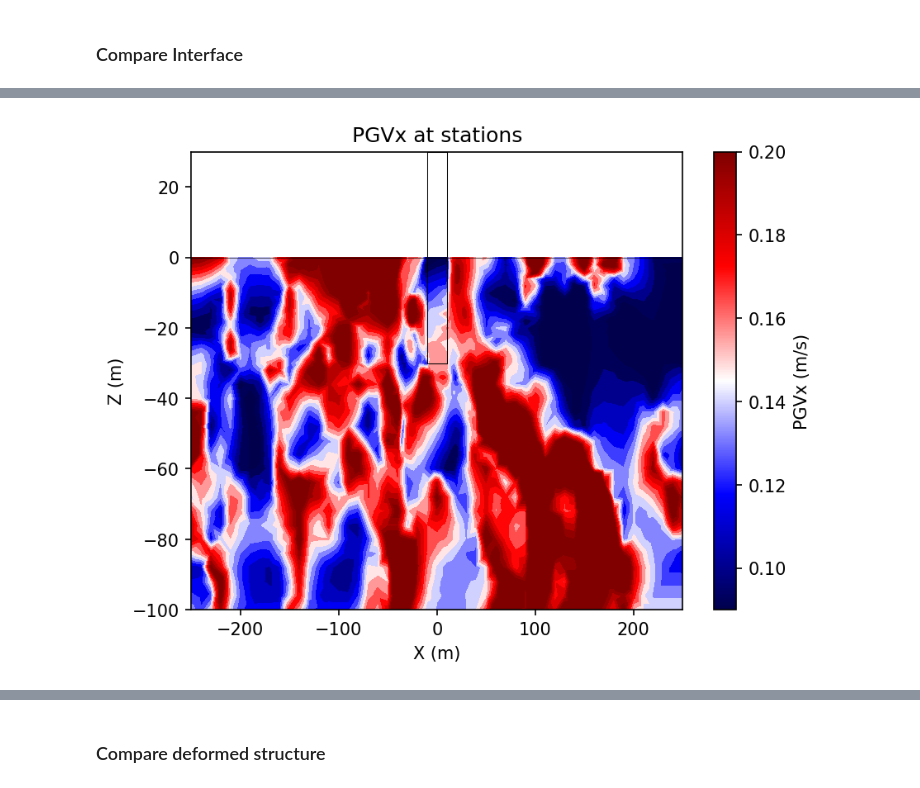
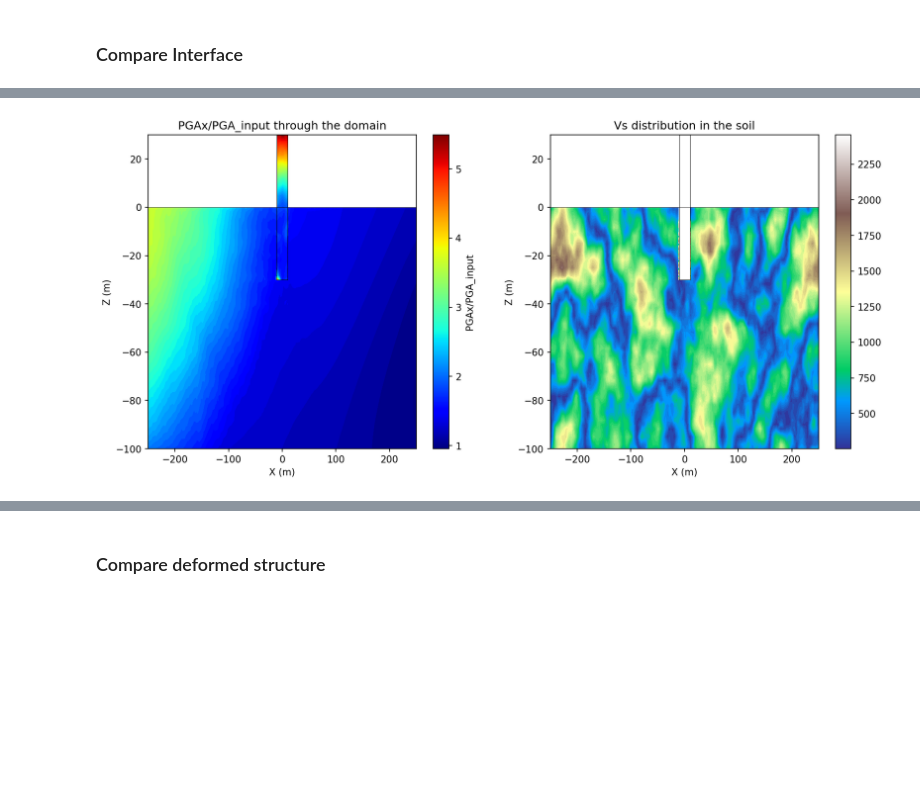
Before and after one commit to tguyonneau/sem2dpack, a Jupyter notebook: JUPYTER/Stage_Theo/SEM_Run_Comparison/Notebook_Comparaison_Run.ipynb, the cells around one changed output, grey strips where cells are left out. Cells and saved outputs as stored; diff of their text form; code cells hidden in the pictures; blank space fills up the shorter version.

```diff
--- a/JUPYTER/Stage_Theo/SEM_Run_Comparison/Notebook_Comparaison_Run.ipynb
+++ b/JUPYTER/Stage_Theo/SEM_Run_Comparison/Notebook_Comparaison_Run.ipynb
@@ -37,14 +38,16 @@ from Stage_module import *
 #--------------------------------------------------
 
 # SEM2DPACK Parameters
-direct1 = "C:/Users/t.guyonneau/OneDrive - EGIS Group/Documents/OUTPUT/Test_f_20"
-direct2 = "C:/Users/t.guyonneau/OneDrive - EGIS Group/Documents/OUTPUT/Essai_Gravity"
-direct3 = "C:/Users/t.guyonneau/OneDrive - EGIS Group/Documents/OUTPUT/Essai_Gravity_Low"
+direct1 = "C:/Users/t.guyonneau/OneDrive - EGIS Group/Documents/OUTPUT/Batch_L_40_f_05_I_30/Run_00"
+direct2 = "C:/Users/t.guyonneau/OneDrive - EGIS Group/Documents/OUTPUT/Batch_L_40_f_05_I_30/Run_01"
+direct3 = "C:/Users/t.guyonneau/OneDrive - EGIS Group/Documents/OUTPUT/Batch_L_40_f_05_I_30/Run_02"
+direct4 = "C:/Users/t.guyonneau/OneDrive - EGIS Group/Documents/OUTPUT/Batch_L_40_f_05_I_30/Run_03"
 is_overburden = False
-fmin, fmax = 0.01, 100
+fmin, fmax = 0.01, 40
 SEM1 = sem2dpack(direct1)
 SEM2 = sem2dpack(direct2)
 SEM3 = sem2dpack(direct3)
+SEM4 = sem2dpack(direct4)
 
 
 # Notebook Parameters
@@ -256,8 +414,8 @@ Filtering seissmograms ...
 def process_grid_data(SEM):
     SEM_grid = import_SEM_grid(SEM.directory)
     print("Grid data processed for SEM:", SEM.directory)
-    X = SEM_grid['X']
-    Z = SEM_grid['Z']
+    X = SEM_grid['X_grid']
+    Z = SEM_grid['Z_grid']
     Vs = SEM_grid['Vs']
     return SEM_grid
 
@@ -266,5 +424,6 @@ def process_grid_data(SEM):
 grid_data_SEM1 = process_grid_data(SEM1)
 grid_data_SEM2 = process_grid_data(SEM2)
 grid_data_SEM3 = process_grid_data(SEM3)
+grid_data_SEM4 = process_grid_data(SEM4)
 # %% [output]
 (25300, 1)
@@ -424,30 +675,58 @@ plt.show()
 # %%
-def plot_peak_values(station_components, comp, norm=None):
+def plot_peak_values(station_components, grid_data, comp, norm=None, ratio_mode=None, ax=None):
     if comp not in ['PGVx', 'PGVz', 'PGAx', 'PGAz']:
         raise Exception('Not a valid component for peak values')
-    fig, ax = plt.subplots()
-    cmap = 'seismic'
-    X = station_components['X']
-    Z = station_components['Z']
-    soil_mask = (Z <= 0)
-    structure_mask = (np.abs(Z) < 30) & (np.abs(X) < 10)
-    print(X[structure_mask].shape)
-    #ax.tricontourf(X[structure_mask], Z[structure_mask], station_components[comp][structure_mask], levels=50, cmap=cmap, norm=norm)
-    ax.tricontourf(X[soil_mask], Z[soil_mask], station_components[comp][soil_mask], levels=50, cmap=cmap, norm=norm)
-    #ax.fill([-10,10,10,-10],[-30,-30,30,30], color='white')
+    if ax is None:
+        fig, ax = plt.subplots()
+    else:
+        fig = ax.figure
+    cmap = 'jet'
+    X_snap = station_components['X_snap']
+    Z_snap = station_components['Z_snap']
+    Val = station_components[comp][:].copy()
+    title_plot = f'{comp} through the domain'
+    title_cbar = f'{comp}'
+    if ratio_mode=='PGA':
+        PGA_input = np.max(station_components['A_input'])
+        Val = Val/PGA_input
+        title_plot = f'{comp}/PGA_input through the domain'
+        title_cbar = f'{comp}/PGA_input'
+    elif ratio_mode=='PGV':
+        PGV_input = np.max(station_components['V_input'])
+        Val = Val/PGV_input
+        title_plot = f'{comp}/PGV_input through the domain'
+        title_cbar = f'{comp}/PGV_input'
+    elif ratio_mode=='Vs':
+        Vs = grid_data['Vs']
+        X_grid, Z_grid = grid_data['X_grid'], grid_data['Z_grid']
+        for i in range(Val.size):
+            index = get_nearest_station(X_snap[i],Z_snap[i],X_grid,Z_grid)
+            Val[i] = Val[i]/Vs[index]
+        title_plot = f'{comp}/Vs through the domain'
+        title_cbar = f'{comp}/Vs'
+    soil_mask = (Z_snap <= 0)
+    structure_mask = (np.abs(Z_snap) < 30) & (np.abs(X_snap) < 10)
     if norm is None:
-        norm = plt.Normalize(vmin=np.min(station_components[comp]), vmax= np.max(station_components[comp]))
-    fig.colorbar(ScalarMappable(norm=norm,cmap=cmap), ax=ax, label='PGVx (m/s)')
+        norm = plt.Normalize(vmin=np.min(Val), vmax= np.max(Val))
+
+    print(f"Maximum Value : {np.max(Val):.3e}")
+
+    ax.tricontourf(X_snap[structure_mask], Z_snap[structure_mask], Val[structure_mask], levels=50, cmap=cmap, norm=norm)
+    ax.tricontourf(X_snap[soil_mask], Z_snap[soil_mask], Val[soil_mask], levels=50, cmap=cmap, norm=norm)
+    fig.colorbar(ScalarMappable(norm=norm,cmap=cmap), ax=ax, label=title_cbar)
     draw_example(ax)
     ax.set_xlim(-250,250)
     ax.set_ylim(-100,30)
-    ax.set_title(f'{comp} at stations')
-    plt.show()
+    ax.set_title(title_plot)
 
-comp = 'PGVx'
-norm = plt.Normalize(vmin=0.09, vmax=0.2)
-#norm=None
-plot_peak_values(station_components_SEM1, comp, norm=norm)
-plot_peak_values(station_components_SEM2, comp, norm=norm)
-plot_peak_values(station_components_SEM3, comp, norm=norm)
+comp = 'PGAx'
+norm = plt.Normalize(vmin=0, vmax=1)
+norm=None
+ratio_mode='PGA'
+station = station_components_SEM4
+grid = grid_data_SEM1
+fig, [ax1, ax2] = plt.subplots(1,2, figsize=(14, 6))
+visualize_grid(grid, component='Vs', ax=ax2)
+plot_peak_values(station, grid, comp, norm=norm, ratio_mode=ratio_mode, ax=ax1)
+#fig.suptitle('f = 5Hz')
 # %% [output]
@@ -455 +734 @@ plot_peak_values(station_components_SEM3, comp, norm=norm)
-[figure, old version]
+[figure, new version]
```
Also changed, not shown: parts of 19 cells of this notebook, 1 other file.
